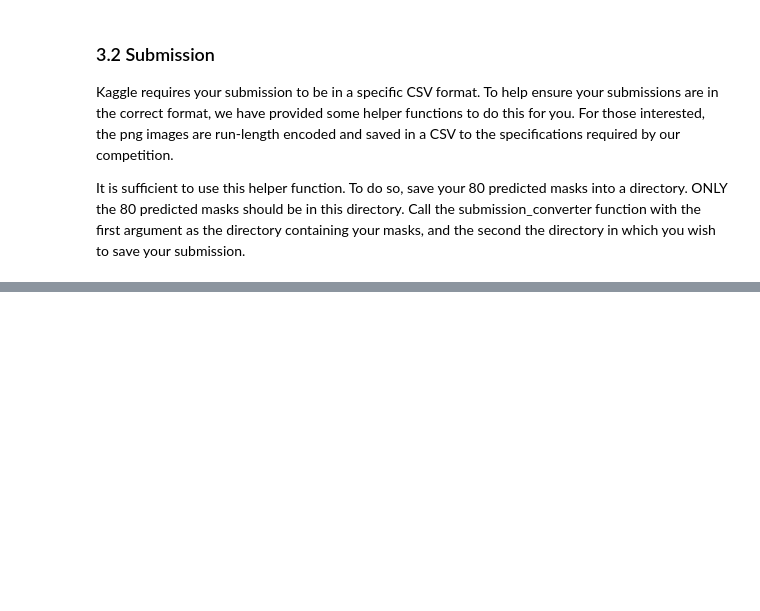
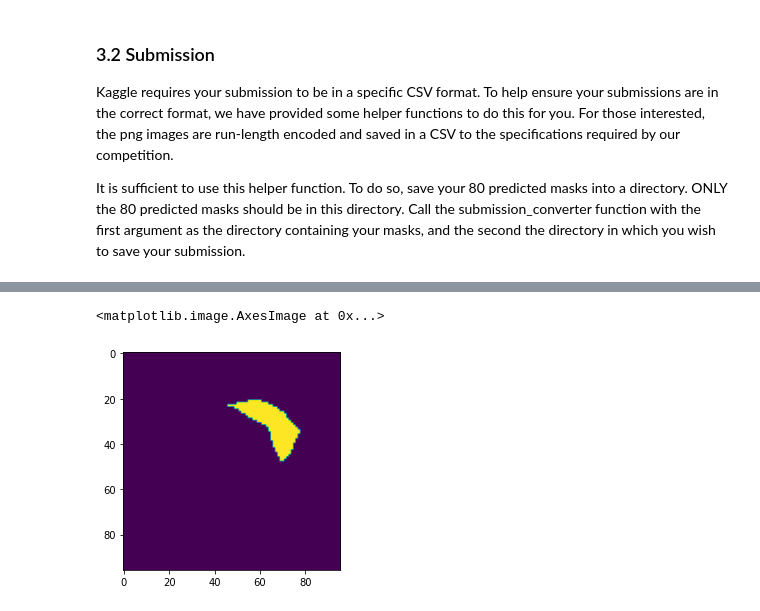
Before and after one commit to raghuveerbhat/neuralcomputationUoB, a Jupyter notebook: tutorial.ipynb, the cells around one changed output, grey strips where cells are left out. Cells and saved outputs as stored; diff of their text form; code cells hidden in the pictures; blank space fills up the shorter version.

Commit message:
added code to evaluate test data

```diff
--- a/tutorial.ipynb
+++ b/tutorial.ipynb
@@ -279,0 +280,7 @@ submission_converter("test_results", "")
+# %%
+import cv2
+import matplotlib.pyplot as plt
+mask = cv2.imread("test_results\cmr121.png", cv2.IMREAD_UNCHANGED)
+mask1 = (mask == 1)
+mask2 = (mask == 2)
+mask3 = (mask == 3)
@@ -279,0 +297,5 @@ submission_converter("test_results", "")
+# %%
+plt.imshow(mask1)
+# %% [output]
+<matplotlib.image.AxesImage at 0x...>
+[figure, added]
```
Also changed, not shown: parts of 3 cells of this notebook, 1 other file.
